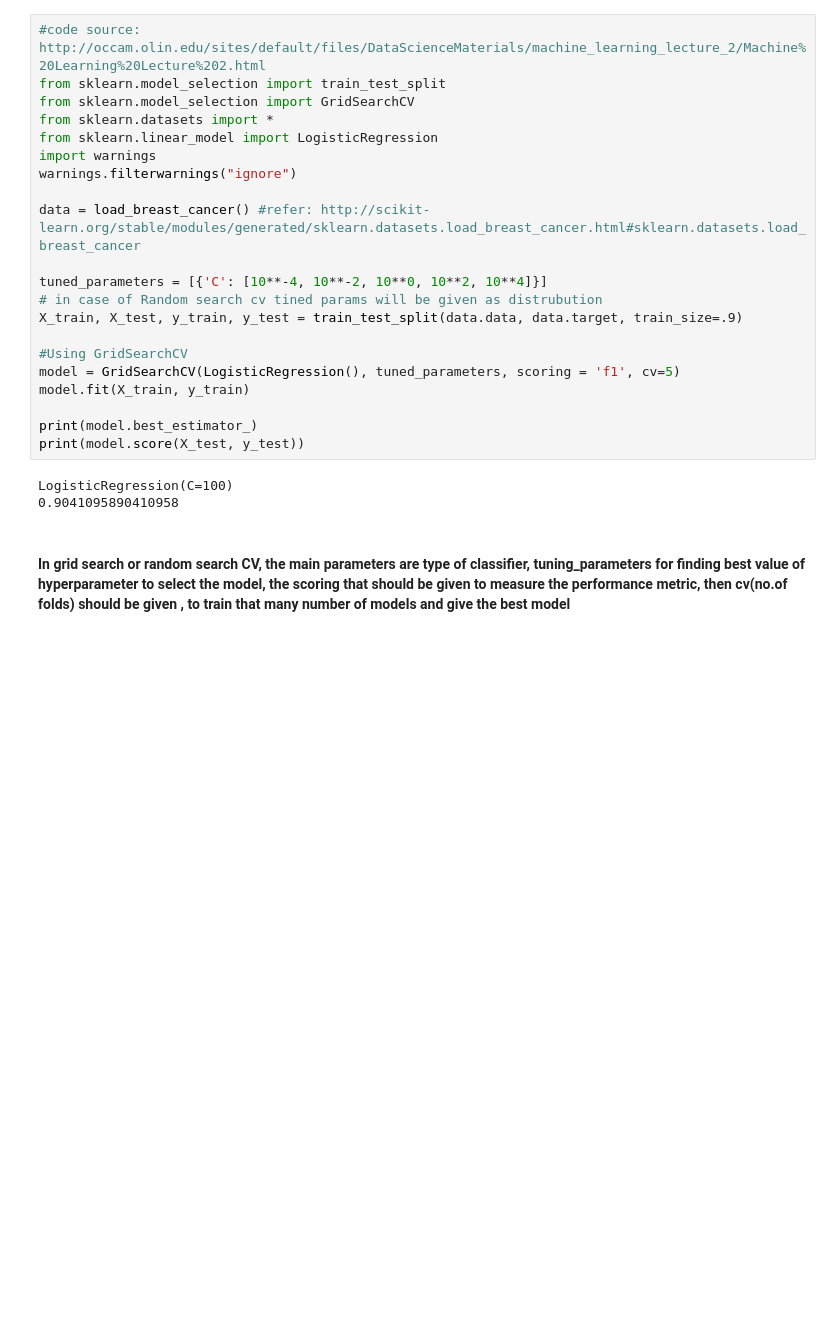
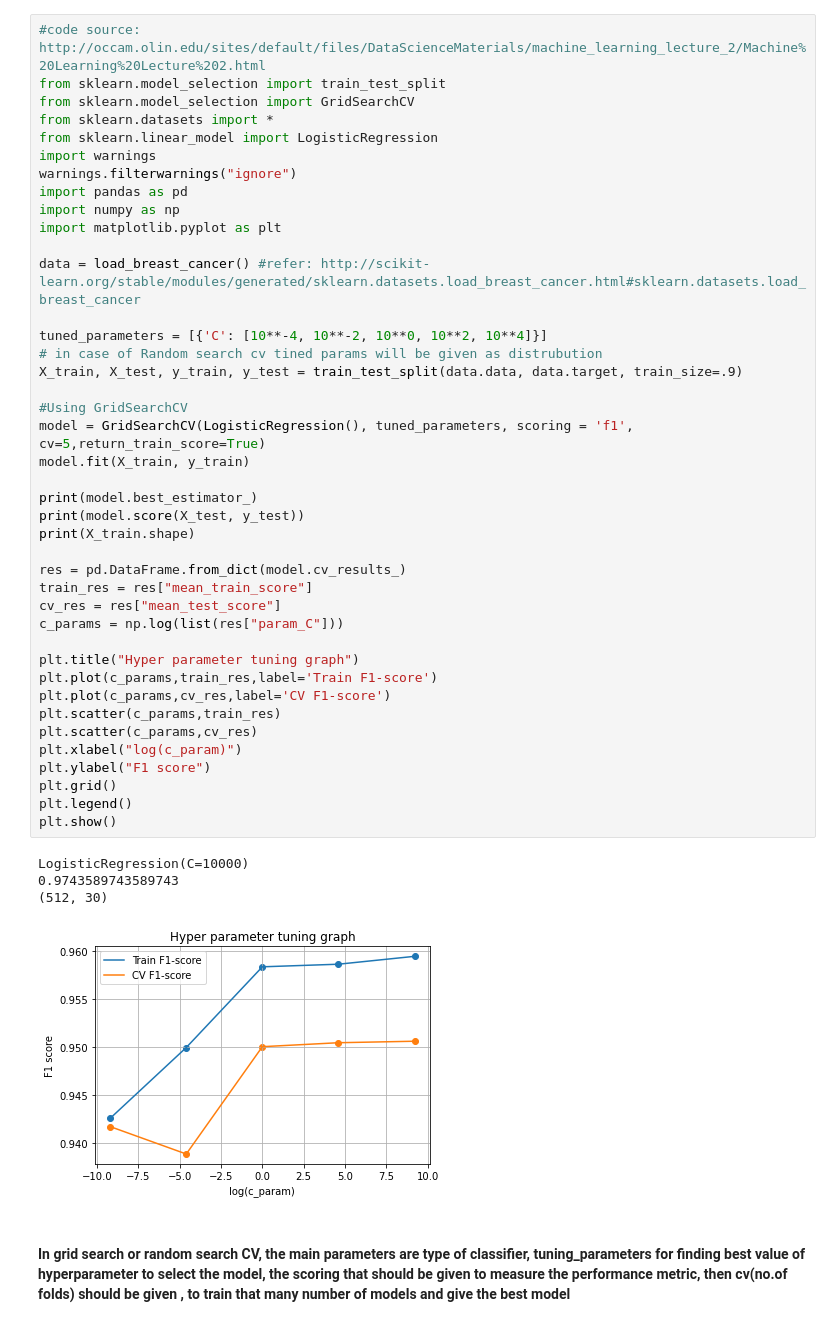
Before and after one commit to Chaitanya-Majety/Jupyter, a Jupyter notebook: Jupyter Notebooks/ML/LR/LogisticRegression.ipynb, the cells around one changed output. Cells and saved outputs as stored; diff of their text form; blank space fills up the shorter version.

```diff
--- a/Jupyter Notebooks/ML/LR/LogisticRegression.ipynb
+++ b/Jupyter Notebooks/ML/LR/LogisticRegression.ipynb
@@ -1,27 +1,49 @@
 # %%
 #code source: http://occam.olin.edu/sites/default/files/DataScienceMaterials/machine_learning_lecture_2/Machine%20Learning%20Lecture%202.html
 from sklearn.model_selection import train_test_split
 from sklearn.model_selection import GridSearchCV
 from sklearn.datasets import *
 from sklearn.linear_model import LogisticRegression
 import warnings
 warnings.filterwarnings("ignore")
+import pandas as pd
+import numpy as np
+import matplotlib.pyplot as plt
 
 data = load_breast_cancer() #refer: http://scikit-learn.org/stable/modules/generated/sklearn.datasets.load_breast_cancer.html#sklearn.datasets.load_breast_cancer
 
 tuned_parameters = [{'C': [10**-4, 10**-2, 10**0, 10**2, 10**4]}]
 # in case of Random search cv tined params will be given as distrubution
 X_train, X_test, y_train, y_test = train_test_split(data.data, data.target, train_size=.9)
 
 #Using GridSearchCV
-model = GridSearchCV(LogisticRegression(), tuned_parameters, scoring = 'f1', cv=5)
+model = GridSearchCV(LogisticRegression(), tuned_parameters, scoring = 'f1', cv=5,return_train_score=True)
 model.fit(X_train, y_train)
 
 print(model.best_estimator_)
 print(model.score(X_test, y_test))
+print(X_train.shape)
+
+res = pd.DataFrame.from_dict(model.cv_results_)
+train_res = res["mean_train_score"]
+cv_res = res["mean_test_score"]
+c_params = np.log(list(res["param_C"]))
+
+plt.title("Hyper parameter tuning graph")
+plt.plot(c_params,train_res,label='Train F1-score')
+plt.plot(c_params,cv_res,label='CV F1-score')
+plt.scatter(c_params,train_res)
+plt.scatter(c_params,cv_res)
+plt.xlabel("log(c_param)")
+plt.ylabel("F1 score")
+plt.grid()
+plt.legend()
+plt.show()
 # %% [output]
-LogisticRegression(C=100)
-0.9041095890410958
+LogisticRegression(C=10000)
+0.9743589743589743
+(512, 30)
+[figure, added]
 # %% [markdown]
 #### In grid search or random search CV, the main parameters are type of classifier, tuning_parameters for finding best value of hyperparameter to select the model, the scoring that should be given to measure the performance metric, then cv(no.of folds) should be given , to train that many number of models and give the best model
 # %% [markdown]
```
Also changed, not shown: 4 other files.
